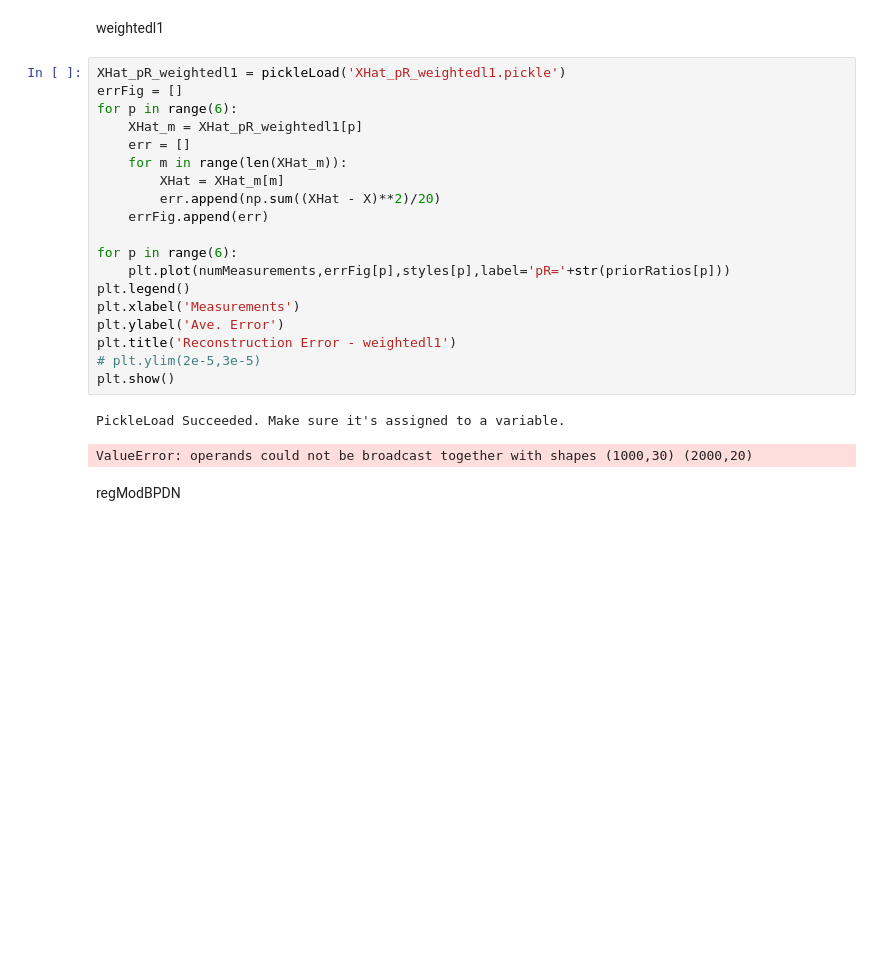
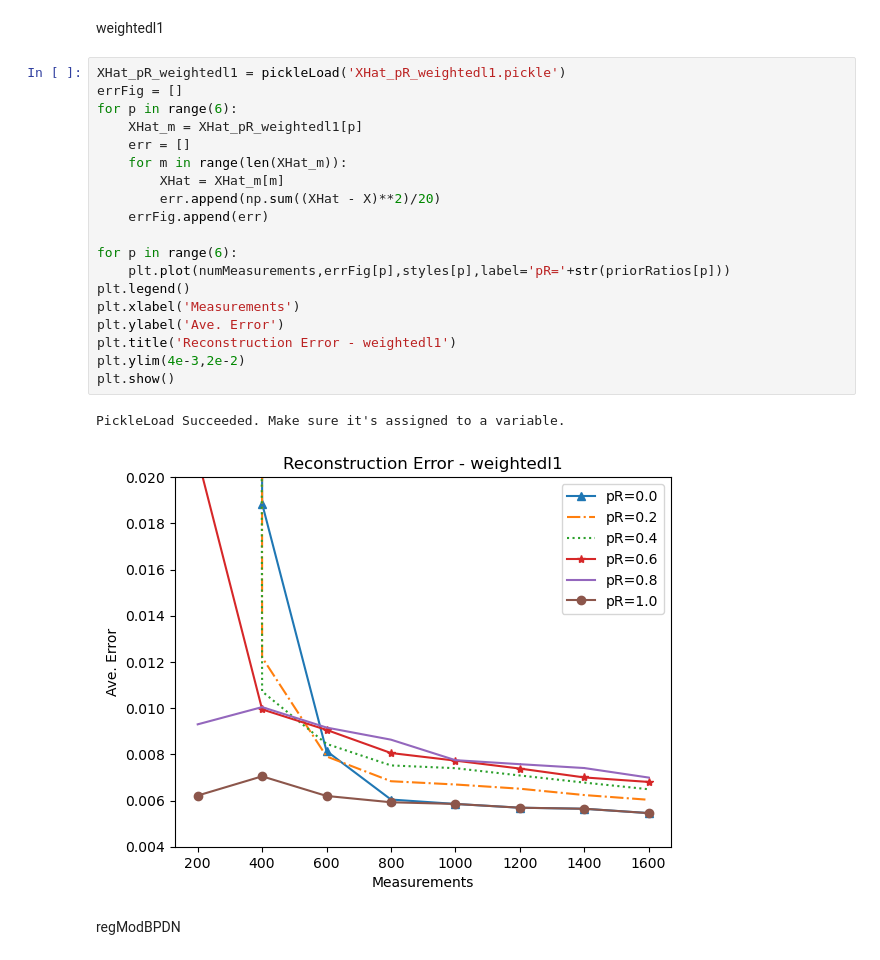
Before and after one commit to LIU-Xnd/CompressiveSensing, a Jupyter notebook: Test.ipynb, the cells around one changed output. Drawn from its saved outputs; the diff is of its cells as text; blank space fills up the shorter version.

```diff
--- a/Test.ipynb
+++ b/Test.ipynb
@@ -221,25 +221,25 @@ weightedl1
 # %%
 XHat_pR_weightedl1 = pickleLoad('XHat_pR_weightedl1.pickle')
 errFig = []
 for p in range(6):
     XHat_m = XHat_pR_weightedl1[p]
     err = []
     for m in range(len(XHat_m)):
         XHat = XHat_m[m]
         err.append(np.sum((XHat - X)**2)/20)
     errFig.append(err)
 
 for p in range(6):
     plt.plot(numMeasurements,errFig[p],styles[p],label='pR='+str(priorRatios[p]))
 plt.legend()
 plt.xlabel('Measurements')
 plt.ylabel('Ave. Error')
 plt.title('Reconstruction Error - weightedl1')
-# plt.ylim(2e-5,3e-5)
+plt.ylim(4e-3,2e-2)
 plt.show()
 # %% [output]
 PickleLoad Succeeded. Make sure it's assigned to a variable.
-ValueError: operands could not be broadcast together with shapes (1000,30) (2000,20)
+[figure, added]
 # %% [markdown]
 regModBPDN
 # %%
```
Also changed, not shown: parts of 1 cell of this notebook, 2 other files.
